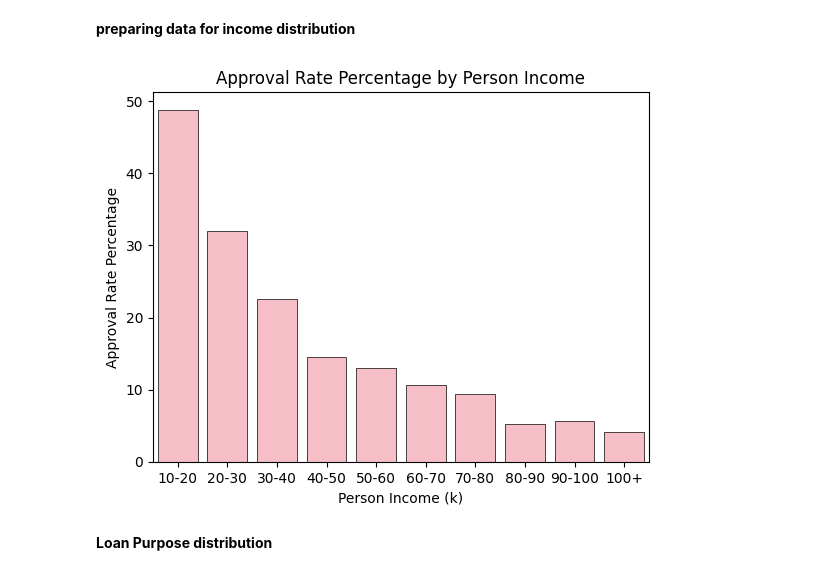
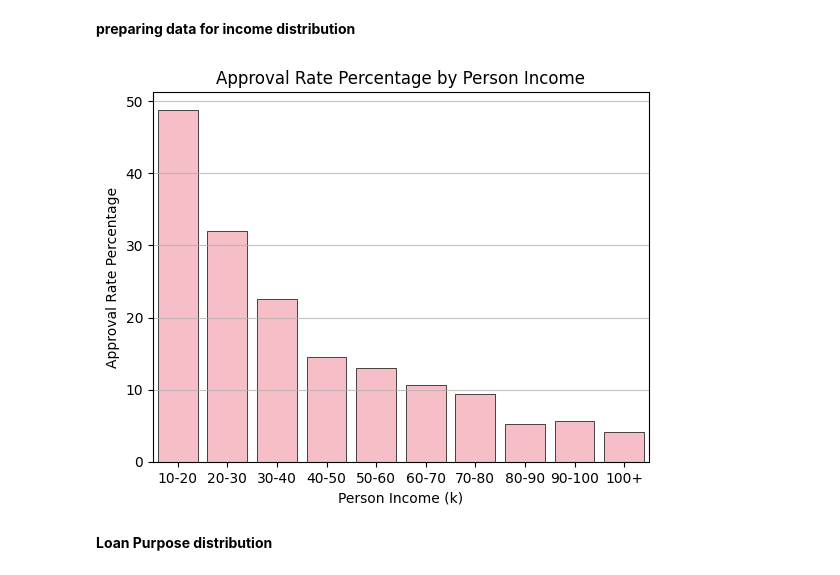
Before and after one commit to KenzyFrhat/Cat_Reloaded, a Jupyter notebook: Data_Visualizatoin/Data_Visualization.ipynb, the cells around one changed output. Cells and saved outputs as stored; diff of their text form; code cells hidden in the pictures.

```diff
--- a/Data_Visualizatoin/Data_Visualization.ipynb
+++ b/Data_Visualizatoin/Data_Visualization.ipynb
@@ -308,16 +344,17 @@ df['income_category'] = pd.cut(df['person_income'], bins=bins, labels=labels, in
 # %%
 income_category_group = df.groupby(["income_category"])
 income_df = (income_category_group["loan_status"].sum() / income_category_group["loan_status"].count() * 100).round(2).reset_index()
 income_df.columns = ["Income_Category", "Approval_Rate_Percentage"]
 income_df.sort_values(by=[ "Income_Category"], ascending=True)
 
 sns.barplot(x="Income_Category", y="Approval_Rate_Percentage", data=income_df, color="lightpink", edgecolor='black', linewidth=0.5)
 plt.xlabel("Person Income (k)")
 plt.ylabel("Approval Rate Percentage")
 plt.title("Approval Rate Percentage by Person Income")
+plt.grid(axis='y', alpha=0.75)
 plt.show()
 # %% [output]
-[figure, old version]
+[figure, new version]
 # %% [markdown]
 <spin style = "font-size:30px; color:skyblue;"> **Loan Purpose distribution**
 # %%
```
Also changed, not shown: parts of 13 cells of this notebook.
